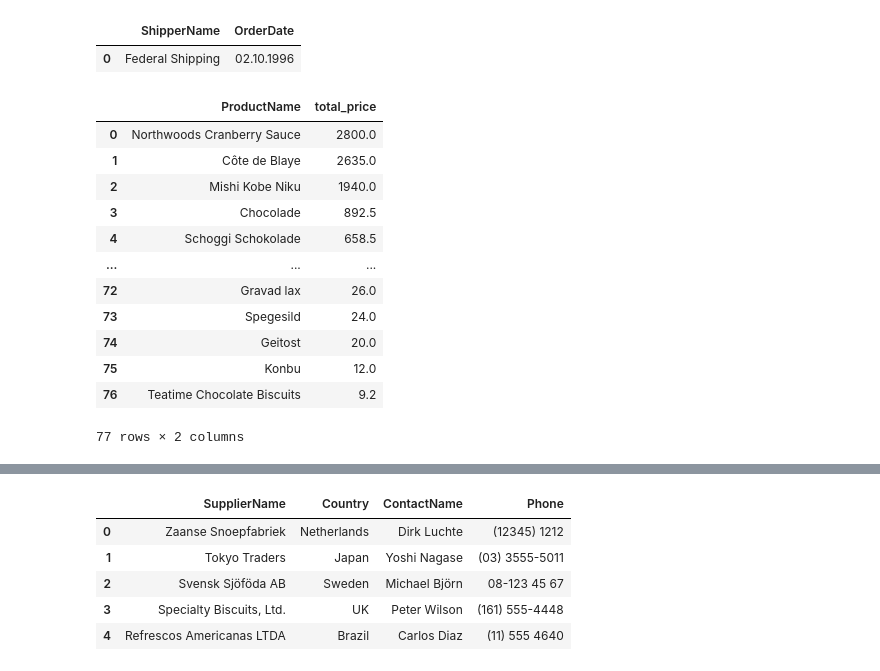
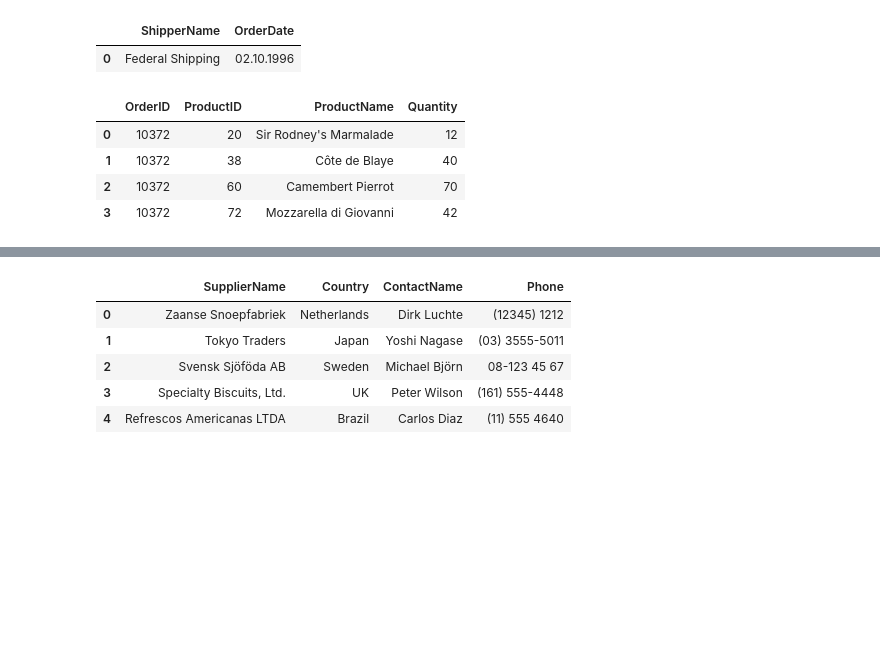
Before and after one commit to Burcevilya/DZ_SQL, a Jupyter notebook: DZ1_SQL_Burcev.ipynb, the cells around one changed output, grey strips where cells are left out. Drawn from its saved outputs; the diff is of its cells as text; code cells hidden in the pictures; blank space fills up the shorter version.

```diff
--- a/DZ1_SQL_Burcev.ipynb
+++ b/DZ1_SQL_Burcev.ipynb
@@ -112,32 +112,31 @@ pd.read_sql(
 # %%
 #4.Выберите самый дорогой заказ, выведите список товаров с их ценами.
 
 tasks+=1
 pd.read_sql(
     '''
-    SELECT ProductName, (quantity * price) as total_price
-    FROM Products P left join OrderDetails O on P.ProductID=O.ProductID
-    GROUP BY ProductName
-    ORDER BY total_price desc
+SELECT OD.OrderID, P.ProductID, P.ProductName, OD.Quantity
+FROM Products P left join OrderDetails OD on P.ProductID=OD.ProductID
+WHERE OD.OrderID = (
+  SELECT OrderID
+  FROM Products left join OrderDetails on Products.ProductID=OrderDetails.ProductID
+  GROUP BY OrderID
+  ORDER BY SUM(Price * Quantity) DESC
+  LIMIT 1
+)
+
     ''',
     con,
 )
 
-#LIMIT 1 - не стал применять так как задача сформлирована не достаточно точно
+#Алексей: Самый дорогой заказ нужно определять по сумме цен, помноженных на кол-во единиц товара - sum(Price*Quantity). По полученному OrderID вывести необходимые данные.
+#Илья: Скорректировал
 # %% [output]
-|  | ProductName | total_price |
-| 0 | Northwoods Cranberry Sauce | 2800.0 |
-| 1 | Côte de Blaye | 2635.0 |
-| 2 | Mishi Kobe Niku | 1940.0 |
-| 3 | Chocolade | 892.5 |
-| 4 | Schoggi Schokolade | 658.5 |
-| ... | ... | ... |
-| 72 | Gravad lax | 26.0 |
-| 73 | Spegesild | 24.0 |
-| 74 | Geitost | 20.0 |
-| 75 | Konbu | 12.0 |
-| 76 | Teatime Chocolate Biscuits | 9.2 |
+|  | OrderID | ProductID | ProductName | Quantity |
+| 0 | 10372 | 20 | Sir Rodney's Marmalade | 12 |
+| 1 | 10372 | 38 | Côte de Blaye | 40 |
+| 2 | 10372 | 60 | Camembert Pierrot | 70 |
+| 3 | 10372 | 72 | Mozzarella di Giovanni | 42 |
-77 rows × 2 columns
 # %%
 #5.Какой товар больше всего заказывали по количеству единиц товара, выведите его название и количество единиц в каждом из заказов.
 
```
Also changed, not shown: parts of 6 cells of this notebook.
